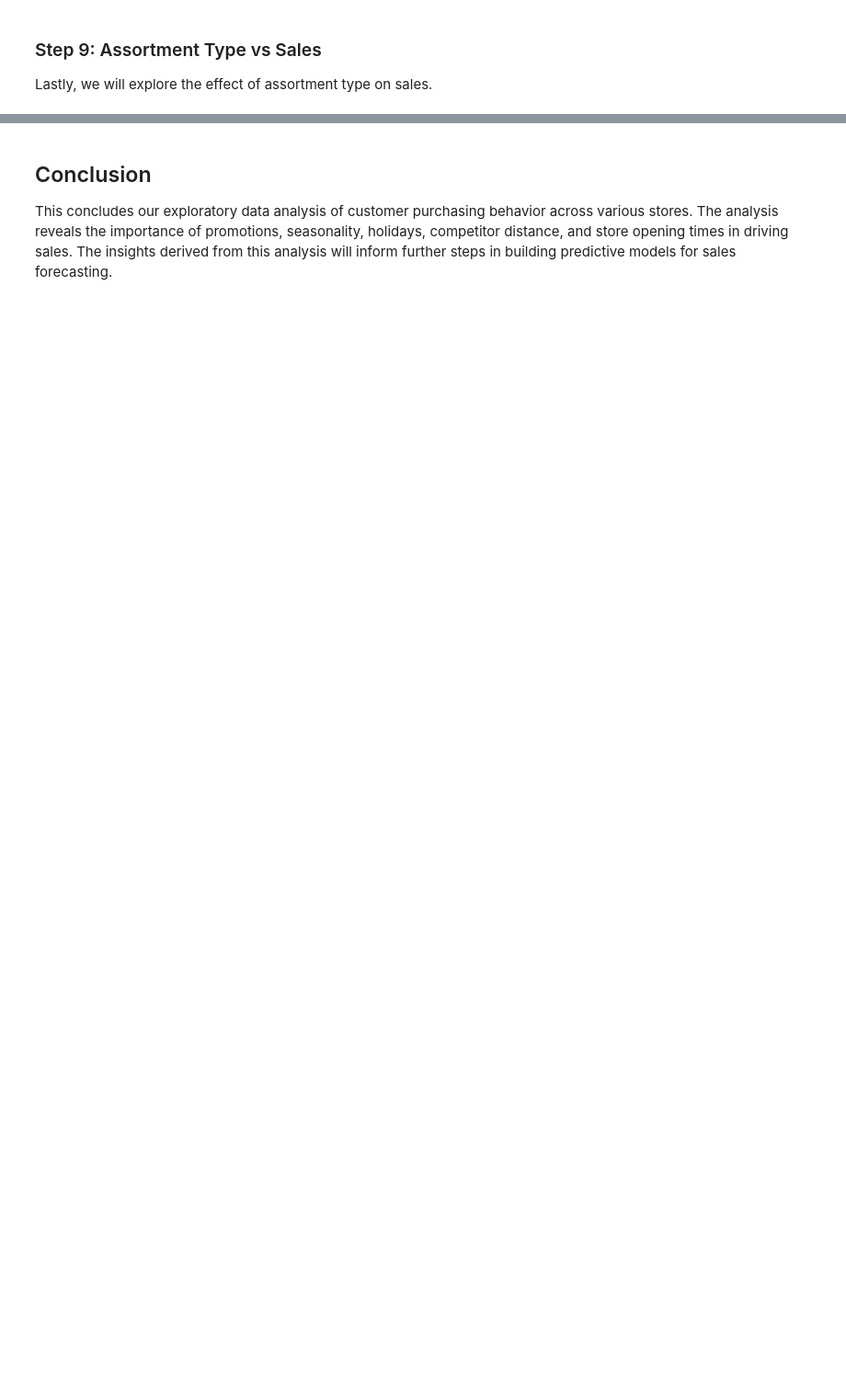
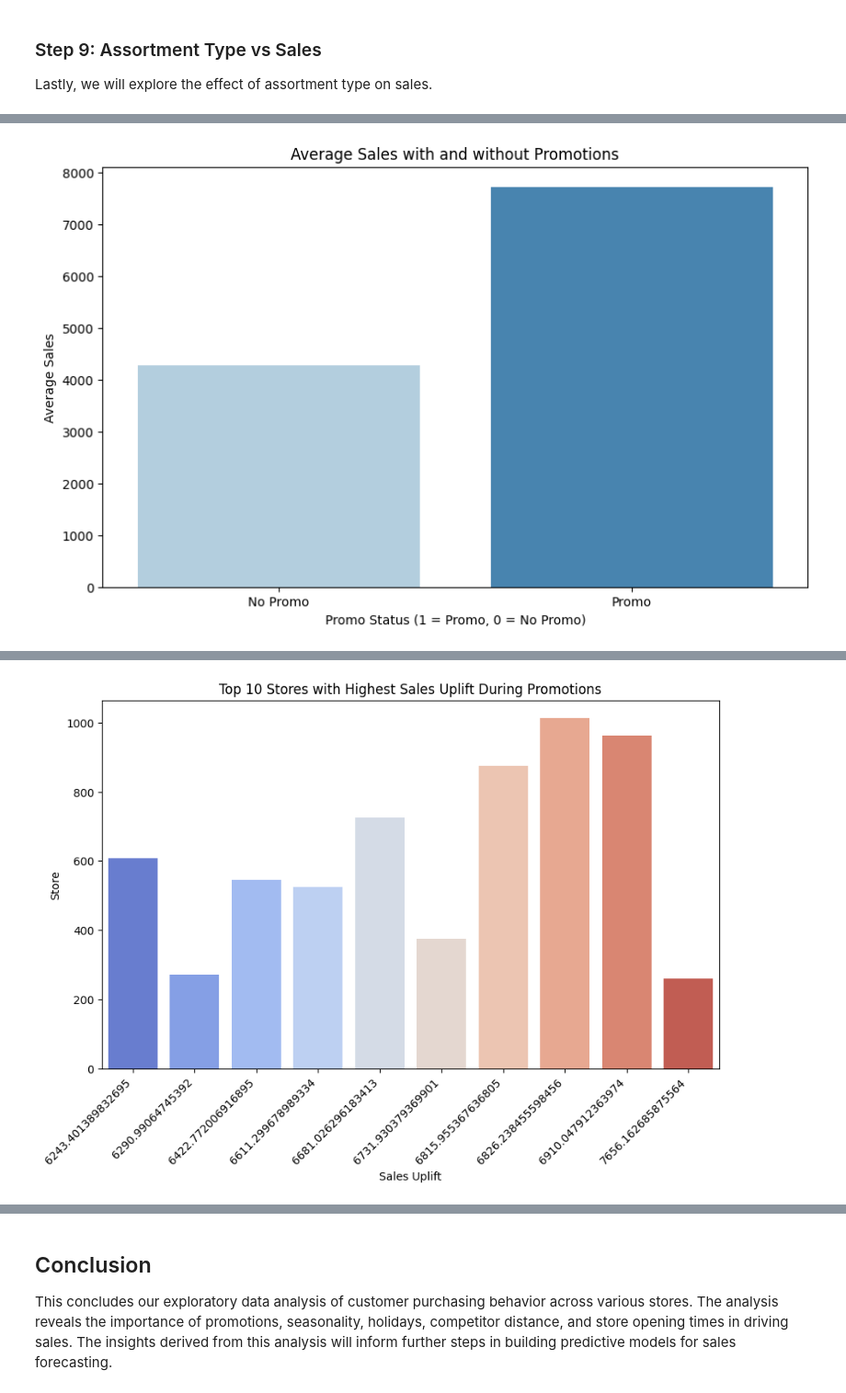
Before and after one commit to getahunTiruneh/rossmann-sales-prediction, a Jupyter notebook: notebook/customer_purchasing_behavior_EDA.ipynb, the cells around one changed output, grey strips where cells are left out. Shown at 92% size. Saved outputs shown, nothing was run; the diff lists cells and outputs as text; code cells hidden in the pictures; blank space fills up the shorter version.

Commit message:
add top performing stor analysis

```diff
--- a/notebook/customer_purchasing_behavior_EDA.ipynb
+++ b/notebook/customer_purchasing_behavior_EDA.ipynb
@@ -216,0 +288,46 @@ AttributeError: 'CustomerBehaviorAnalyzer' object has no attribute 'assortment_s
+# %%
+def analyze_promo_effectiveness(df):
+    """
+    Analyze the effectiveness of promotions by comparing sales with and without promos.
+    Identify which stores benefit the most from promotions.
+
+    Parameters:
+    - df: DataFrame containing 'Store', 'Promo', 'Sales', and other relevant columns.
+
+    Returns:
+    - promo_analysis: DataFrame with store-level analysis of promo effectiveness.
+    """
+    # Ensure 'Date' is in datetime format
+    df['Date'] = pd.to_datetime(df['Date'])
+
+    # Group by Promo status and calculate average sales
+    sales_by_promo = df.groupby('Promo')['Sales'].mean().reset_index()
+
+    # Plot sales behavior with and without promotions
+    plt.figure(figsize=(10, 6))
+    sns.barplot(x='Promo', y='Sales', data=sales_by_promo, palette='Blues')
+    plt.title('Average Sales with and without Promotions')
+    plt.ylabel('Average Sales')
+    plt.xlabel('Promo Status (1 = Promo, 0 = No Promo)')
+    plt.xticks([0, 1], ['No Promo', 'Promo'])
+    plt.show()
+
+    # Now, analyze promo effectiveness at the store level
+    store_sales_by_promo = df.groupby(['Store', 'Promo'])['Sales'].mean().unstack().fillna(0)
+
+    # Calculate sales uplift during promotions (Promo = 1 vs Promo = 0)
+    store_sales_by_promo['SalesUplift'] = store_sales_by_promo[1] - store_sales_by_promo[0]
+
+    # Sort stores by the most sales uplift during promotions
+    promo_analysis = store_sales_by_promo.sort_values(by='SalesUplift', ascending=False).reset_index()
+
+    # Plot top 10 stores with the highest sales uplift during promos
+    plt.figure(figsize=(10, 6))
+    sns.barplot(x='SalesUplift', y='Store', data=promo_analysis.head(10), palette='coolwarm')
+    plt.title('Top 10 Stores with Highest Sales Uplift During Promotions')
+    plt.xlabel('Sales Uplift')
+    plt.ylabel('Store')
+    plt.xticks(rotation=45, ha='right')
+    plt.show()
+analyze_promo_effectiveness(train_cleaned)
+# %% [output]
@@ -216,0 +336 @@ AttributeError: 'CustomerBehaviorAnalyzer' object has no attribute 'assortment_s
+[figure, added]
@@ -216,0 +339 @@ AttributeError: 'CustomerBehaviorAnalyzer' object has no attribute 'assortment_s
+[figure, added]
```
Also changed, not shown: parts of 25 cells of this notebook.
